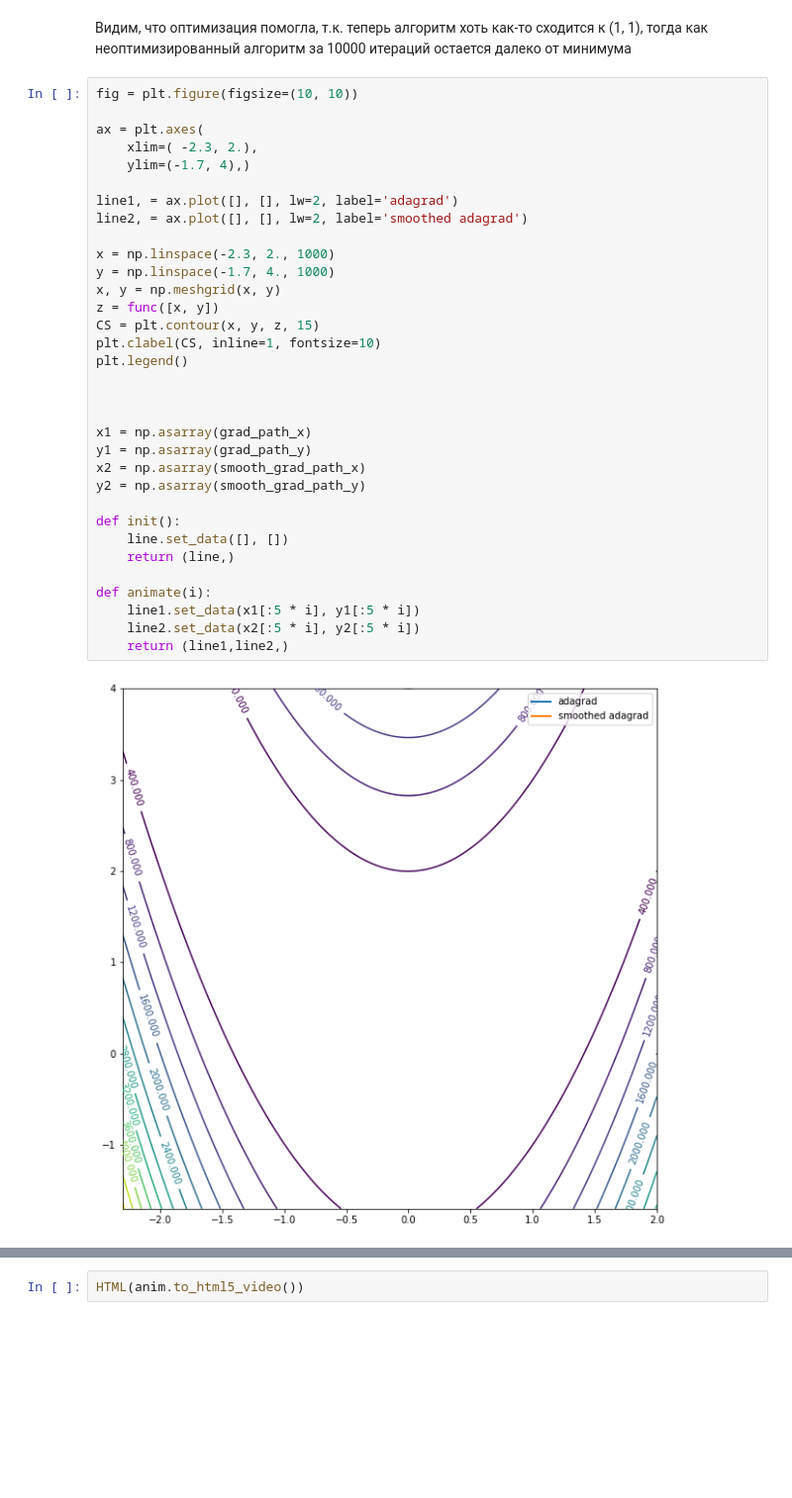
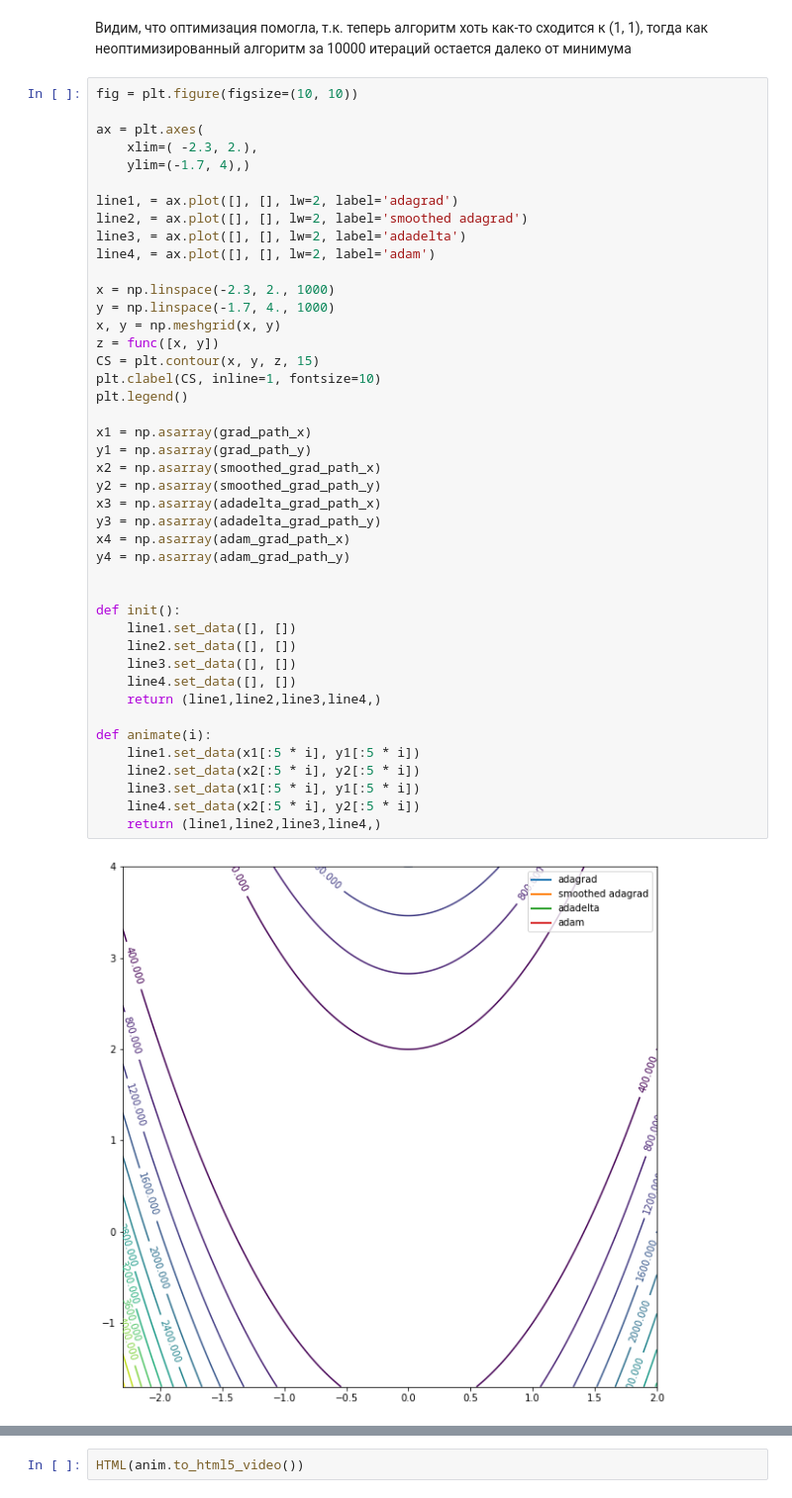
Before and after one commit to Dessous/renju, a Jupyter notebook: lab1/lab-1.ipynb, the cells around one changed output, grey strips where cells are left out. Shown at 99% size. Cells and saved outputs as stored; diff of their text form; blank space fills up the shorter version.

Commit message:
fixed bugs and added adam (after deadline!)

```diff
--- a/lab1/lab-1.ipynb
+++ b/lab1/lab-1.ipynb
@@ -900,37 +989,47 @@ solution:  [ 0.77700696 -0.12872232]
 # %%
 fig = plt.figure(figsize=(10, 10))
 
 ax = plt.axes(
     xlim=( -2.3, 2.),
     ylim=(-1.7, 4),)
 
 line1, = ax.plot([], [], lw=2, label='adagrad')
 line2, = ax.plot([], [], lw=2, label='smoothed adagrad')
+line3, = ax.plot([], [], lw=2, label='adadelta')
+line4, = ax.plot([], [], lw=2, label='adam')
 
 x = np.linspace(-2.3, 2., 1000)
 y = np.linspace(-1.7, 4., 1000)
 x, y = np.meshgrid(x, y)
 z = func([x, y])
 CS = plt.contour(x, y, z, 15)
 plt.clabel(CS, inline=1, fontsize=10)
 plt.legend()
 
+x1 = np.asarray(grad_path_x)
+y1 = np.asarray(grad_path_y)
+x2 = np.asarray(smoothed_grad_path_x)
+y2 = np.asarray(smoothed_grad_path_y)
+x3 = np.asarray(adadelta_grad_path_x)
+y3 = np.asarray(adadelta_grad_path_y)
+x4 = np.asarray(adam_grad_path_x)
+y4 = np.asarray(adam_grad_path_y)
 
 
-x1 = np.asarray(grad_path_x)
-y1 = np.asarray(grad_path_y)
-x2 = np.asarray(smooth_grad_path_x)
-y2 = np.asarray(smooth_grad_path_y)
-
 def init():
-    line.set_data([], [])
-    return (line,)
+    line1.set_data([], [])
+    line2.set_data([], [])
+    line3.set_data([], [])
+    line4.set_data([], [])
+    return (line1,line2,line3,line4,)
 
 def animate(i):
     line1.set_data(x1[:5 * i], y1[:5 * i])
     line2.set_data(x2[:5 * i], y2[:5 * i])
-    return (line1,line2,)
+    line3.set_data(x1[:5 * i], y1[:5 * i])
+    line4.set_data(x2[:5 * i], y2[:5 * i])
+    return (line1,line2,line3,line4,)
 # %% [output]
-[figure, old version]
+[figure, new version]
 # %%
 anim = animation.FuncAnimation(fig, animate, init_func=init,
```
Also changed, not shown: parts of 18 cells of this notebook.
